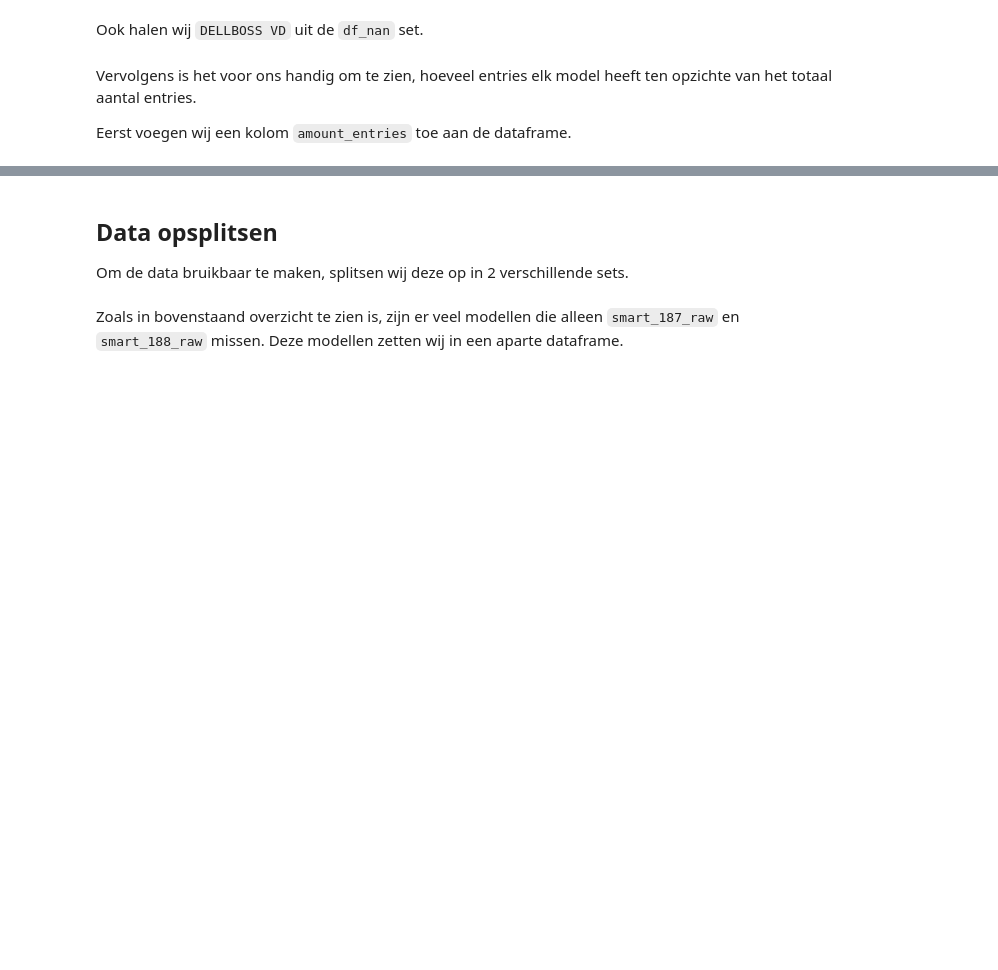
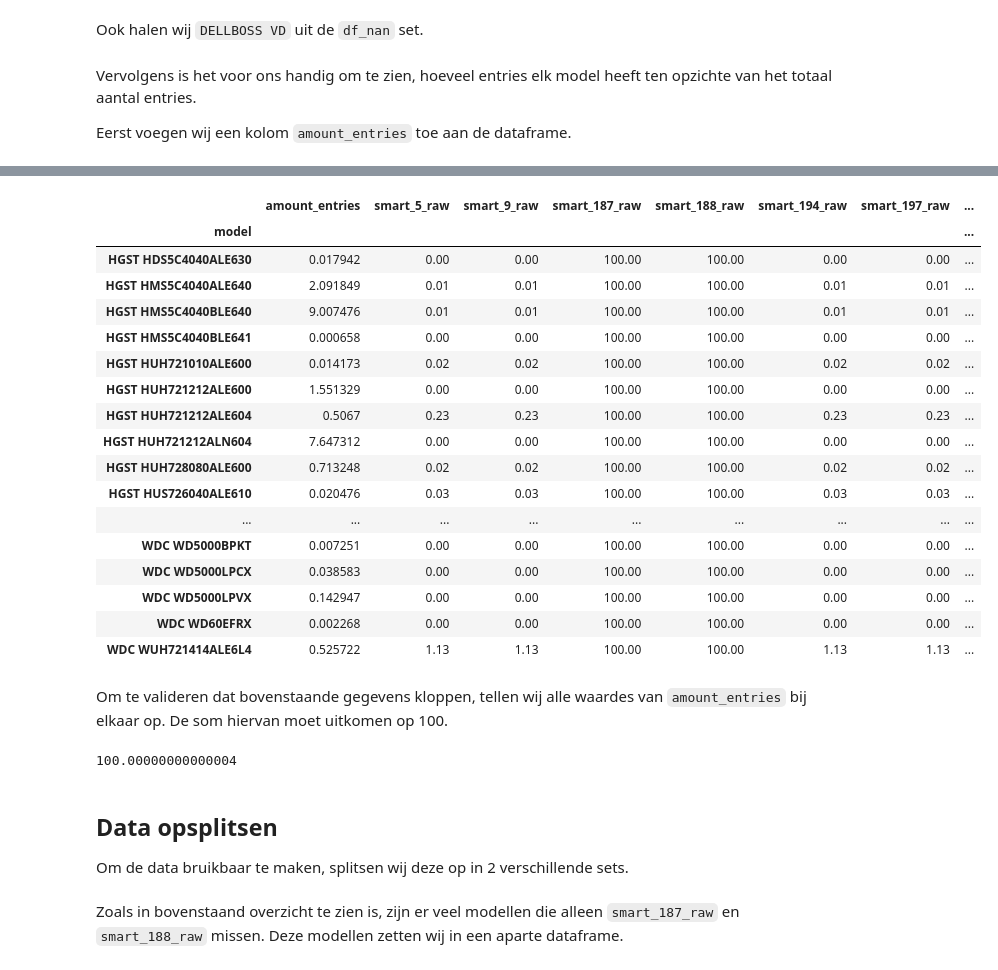
Before and after one commit to Dimidrie/BD04-PredMain, a Jupyter notebook: notebooks/2 - sample analysing.ipynb, the cells around one changed output, grey strips where cells are left out. Saved outputs shown, nothing was run; the diff lists cells and outputs as text; code cells hidden in the pictures; blank space fills up the shorter version.

Commit message:
column added with entries%

```diff
--- a/notebooks/2 - sample analysing.ipynb
+++ b/notebooks/2 - sample analysing.ipynb
@@ -12,8 +12,7 @@ import matplotlib.pyplot as plt
 # %% [markdown]
 De data die gebruikt wordt is de data die gegenereerd is in het notebook `1 - sample`.
 # %%
-path = 'data/'
-df = pd.read_csv(path + 'sample.csv')
+df = pd.read_csv('../data/sample.csv')
 # %% [markdown]
 In het notebook `1 - sample` zijn de eerste 6 maanden en de laatste 6 maanden van 2020 samengevoegd tot een sample set. Bij het mergen van deze twee sets is er een kolom `Unnamed: 0` toegevoegd aan de sample set. Deze is onnodig voor ons en kan er dus uitgehaald worden.
 # %%
@@ -165,4 +164,4 @@ Vervolgens is het voor ons handig om te zien, hoeveel entries elk model heeft te
 
 Eerst voegen wij een kolom `amount_entries` toe aan de dataframe.
 # %%
-df_nan.insert(0, "amount_entries", 0)
+df_nan.insert(0, "amount_entries", float)
@@ -171,3 +184,33 @@ verder aan werken
+# %%
+for i in df_nan.index:
+    df_nan.at[i, 'amount_entries'] = (((len(df[df['model'] == i])) / df.shape[0]) * 100)
+# %%
+df_nan.head(50)
+# %% [output]
+|  | amount_entries | smart_5_raw | smart_9_raw | smart_187_raw | smart_188_raw | smart_194_raw | smart_197_raw | ... |
+| model |  |  |  |  |  |  |  | ... |
+| HGST HDS5C4040ALE630 | 0.017942 | 0.00 | 0.00 | 100.00 | 100.00 | 0.00 | 0.00 | ... |
+| HGST HMS5C4040ALE640 | 2.091849 | 0.01 | 0.01 | 100.00 | 100.00 | 0.01 | 0.01 | ... |
+| HGST HMS5C4040BLE640 | 9.007476 | 0.01 | 0.01 | 100.00 | 100.00 | 0.01 | 0.01 | ... |
+| HGST HMS5C4040BLE641 | 0.000658 | 0.00 | 0.00 | 100.00 | 100.00 | 0.00 | 0.00 | ... |
+| HGST HUH721010ALE600 | 0.014173 | 0.02 | 0.02 | 100.00 | 100.00 | 0.02 | 0.02 | ... |
+| HGST HUH721212ALE600 | 1.551329 | 0.00 | 0.00 | 100.00 | 100.00 | 0.00 | 0.00 | ... |
+| HGST HUH721212ALE604 | 0.5067 | 0.23 | 0.23 | 100.00 | 100.00 | 0.23 | 0.23 | ... |
+| HGST HUH721212ALN604 | 7.647312 | 0.00 | 0.00 | 100.00 | 100.00 | 0.00 | 0.00 | ... |
+| HGST HUH728080ALE600 | 0.713248 | 0.02 | 0.02 | 100.00 | 100.00 | 0.02 | 0.02 | ... |
+| HGST HUS726040ALE610 | 0.020476 | 0.03 | 0.03 | 100.00 | 100.00 | 0.03 | 0.03 | ... |
+| ... | ... | ... | ... | ... | ... | ... | ... | ... |
+| WDC WD5000BPKT | 0.007251 | 0.00 | 0.00 | 100.00 | 100.00 | 0.00 | 0.00 | ... |
+| WDC WD5000LPCX | 0.038583 | 0.00 | 0.00 | 100.00 | 100.00 | 0.00 | 0.00 | ... |
+| WDC WD5000LPVX | 0.142947 | 0.00 | 0.00 | 100.00 | 100.00 | 0.00 | 0.00 | ... |
+| WDC WD60EFRX | 0.002268 | 0.00 | 0.00 | 100.00 | 100.00 | 0.00 | 0.00 | ... |
+| WDC WUH721414ALE6L4 | 0.525722 | 1.13 | 1.13 | 100.00 | 100.00 | 1.13 | 1.13 | ... |
+# %% [markdown]
+Om te valideren dat bovenstaande gegevens kloppen, tellen wij alle waardes van `amount_entries` bij elkaar op. De som hiervan moet uitkomen op 100.
+# %%
+df_nan['amount_entries'].sum()
+# %% [output]
+100.00000000000004
 # %% [markdown]
 ## Data opsplitsen
 Om de data bruikbaar te maken, splitsen wij deze op in 2 verschillende sets.
```
Also changed, not shown: parts of 6 cells of this notebook.
